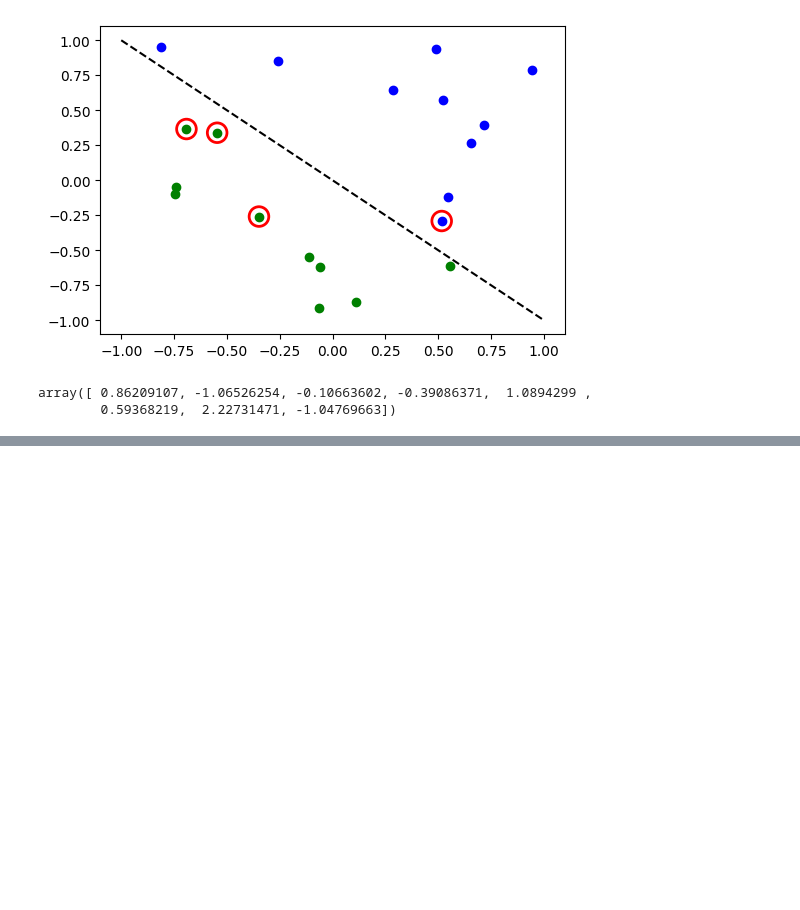
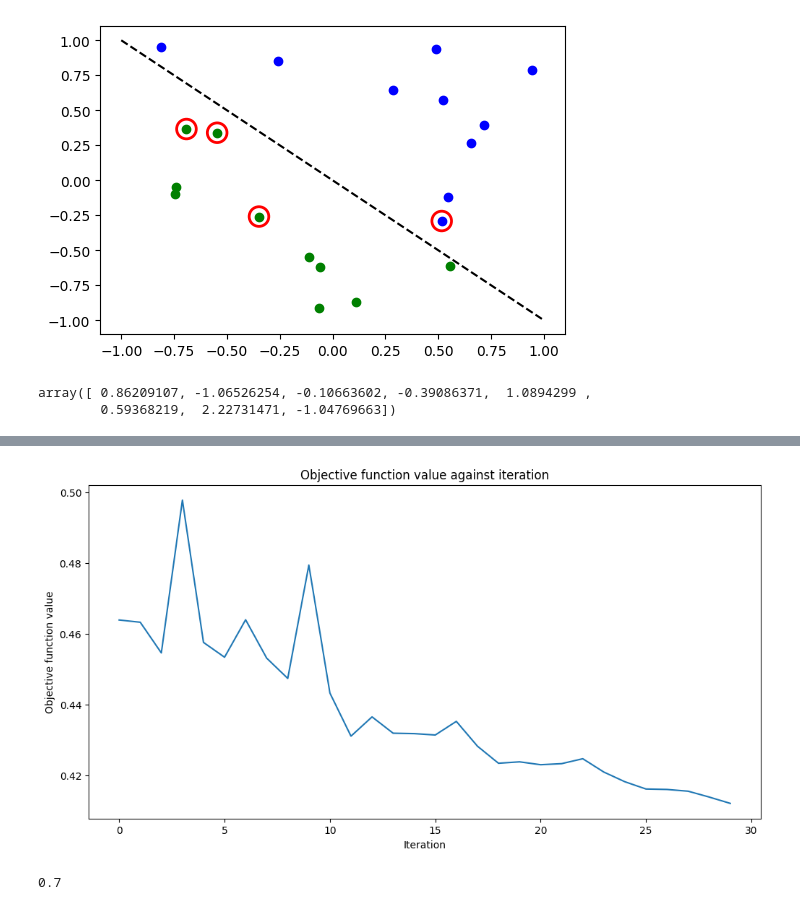
Before and after one commit to jaykishanstax/Quantum_AI_hackyeah, a Jupyter notebook: QC_ML_2.ipynb, the cells around one changed output, grey strips where cells are left out. Saved outputs shown, nothing was run; the diff lists cells and outputs as text; code cells hidden in the pictures; blank space fills up the shorter version.

```diff
--- a/QC_ML_2.ipynb
+++ b/QC_ML_2.ipynb
@@ -232,0 +240,35 @@ array([ 0.86209107, -1.06526254, -0.10663602, -0.39086371,  1.0894299 ,
+# %%
+# parity maps bitstrings to 0 or 1
+def parity(x):
+    return "{:b}".format(x).count("1") % 2
+
+
+output_shape = 2  # corresponds to the number of classes, possible outcomes of the (parity) mapping.
+# %%
+# construct QNN
+sampler_qnn = SamplerQNN(
+    circuit=qc,
+    interpret=parity,
+    output_shape=output_shape,
+)
+# %%
+# construct classifier
+sampler_classifier = NeuralNetworkClassifier(
+    neural_network=sampler_qnn, optimizer=COBYLA(maxiter=30), callback=callback_graph
+)
+# %%
+# create empty array for callback to store evaluations of the objective function
+objective_func_vals = []
+plt.rcParams["figure.figsize"] = (12, 6)
+
+# fit classifier to data
+sampler_classifier.fit(X, y01)
+
+# return to default figsize
+plt.rcParams["figure.figsize"] = (6, 4)
+
+# score classifier
+sampler_classifier.score(X, y01)
+# %% [output]
+[figure, added]
+0.7
```
Also changed, not shown: parts of 3 cells of this notebook.
